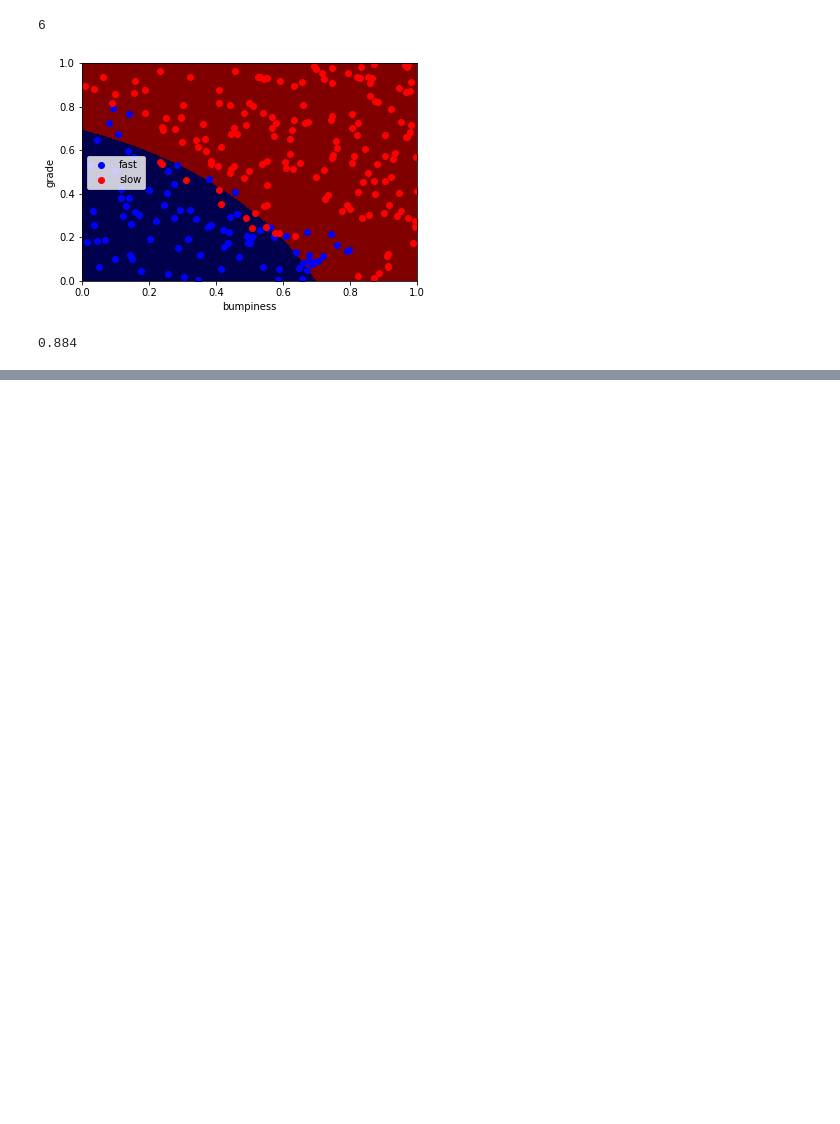
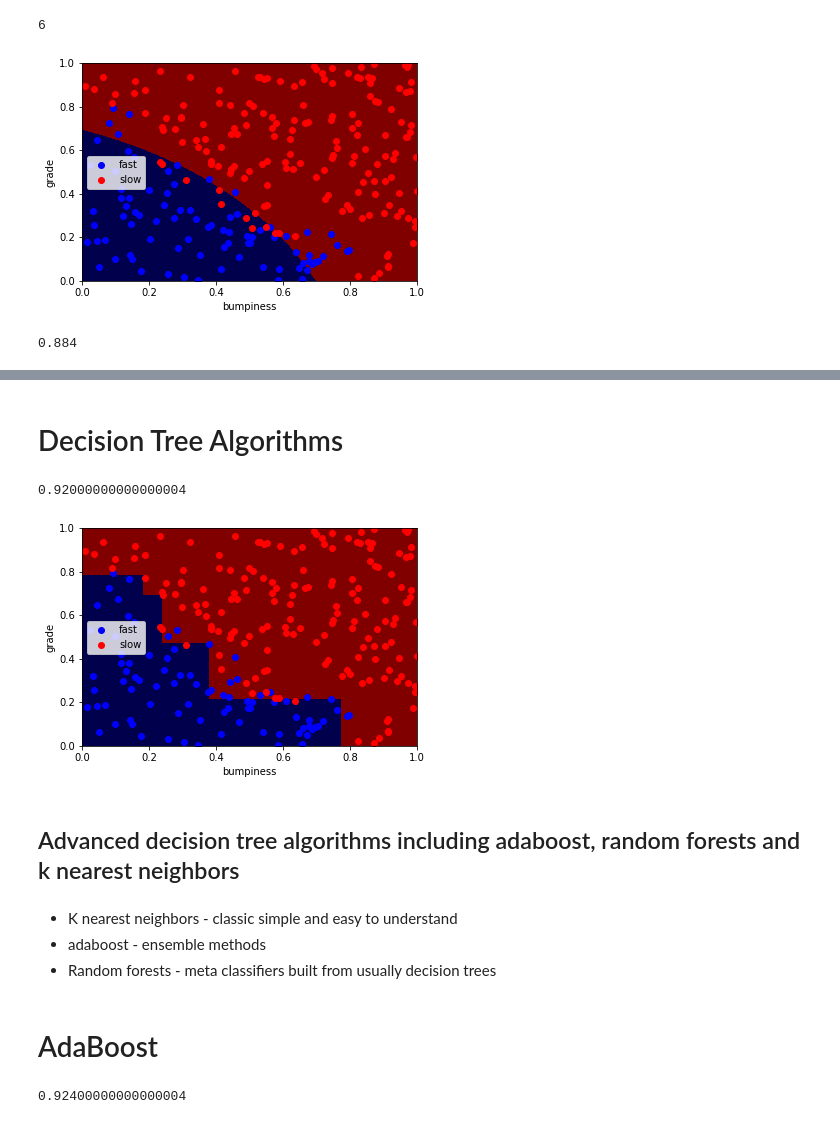
Before and after one commit to unnikrishnansivakumar/pandas-refresher, a Jupyter notebook: Scipy and scikit learn first steps.ipynb, the cells around one changed output, grey strips where cells are left out. Cells and saved outputs as stored; diff of their text form; code cells hidden in the pictures; blank space fills up the shorter version.

```diff
--- a/Scipy and scikit learn first steps.ipynb
+++ b/Scipy and scikit learn first steps.ipynb
@@ -135,0 +136,2 @@ print accuracy_score(clf.predict(X_test),y_test)
+# %% [markdown]
+# Decision Tree Algorithms
@@ -135,0 +140,58 @@ print accuracy_score(clf.predict(X_test),y_test)
+# %%
+dtc = DecisionTreeClassifier(min_samples_split=3,max_depth=4,min_samples_leaf=10)
+#parameters- presort,min_sasmples_split,min_impurity_split,\
+#random_split,max_leaf_nodes,min_samples_leaf
+#min_fractaion_weight_leaf, class_weight, random_state
+
+clf = dtc.fit(features_train, labels_train)
+pred = clf.predict(X_test)
+
+accuracy_score(pred,y_test)
+# %% [output]
+0.92000000000000004
+# %%
+    xx, yy = np.meshgrid(np.arange(x_min, x_max, h), np.arange(y_min, y_max, h))
+    Z = clf.predict(np.c_[xx.ravel(), yy.ravel()])
+
+    # Put the result into a color plot
+    Z = Z.reshape(xx.shape)
+    plt.xlim(xx.min(), xx.max())
+    plt.ylim(yy.min(), yy.max())
+
+    plt.pcolormesh(xx, yy, Z, cmap=plt.cm.seismic)
+
+    # Plot also the test points
+    grade_sig = [X_test[ii][0] for ii in range(0, len(X_test)) if y_test[ii]==0]
+    bumpy_sig = [X_test[ii][1] for ii in range(0, len(X_test)) if y_test[ii]==0]
+    grade_bkg = [X_test[ii][0] for ii in range(0, len(X_test)) if y_test[ii]==1]
+    bumpy_bkg = [X_test[ii][1] for ii in range(0, len(X_test)) if y_test[ii]==1]
+
+    plt.scatter(grade_sig, bumpy_sig, color = "b", label="fast")
+    plt.scatter(grade_bkg, bumpy_bkg, color = "r", label="slow")
+    plt.legend()
+    plt.xlabel("bumpiness")
+    plt.ylabel("grade")
+
+    plt.show()
+# %% [output]
+[figure, added]
+# %% [markdown]
+## Advanced decision tree algorithms including adaboost, random forests and k nearest neighbors
+# %% [markdown]
+* K nearest neighbors - classic simple and easy to understand
+* adaboost - ensemble methods
+* Random forests - meta classifiers built from usually decision trees
+# %% [markdown]
+# AdaBoost
+# %%
+# Investigation process
+from sklearn.ensemble import AdaBoostClassifier
+ab = AdaBoostClassifier(n_estimators = 80,learning_rate = 0.8)
+#Parameters - base_estimator,n_estimators,learning_rate,algorithm,random_state
+
+clf = ab.fit(features_train,labels_train)
+pred = clf.predict(X_test)
+
+accuracy_score(pred,y_test)
+# %% [output]
+0.92400000000000004
```
Also changed, not shown: parts of 17 cells of this notebook.
